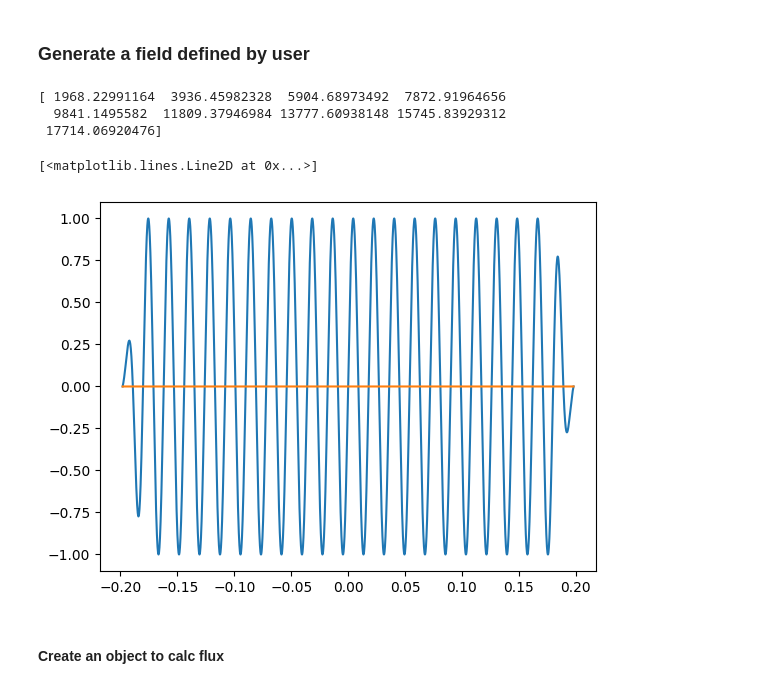
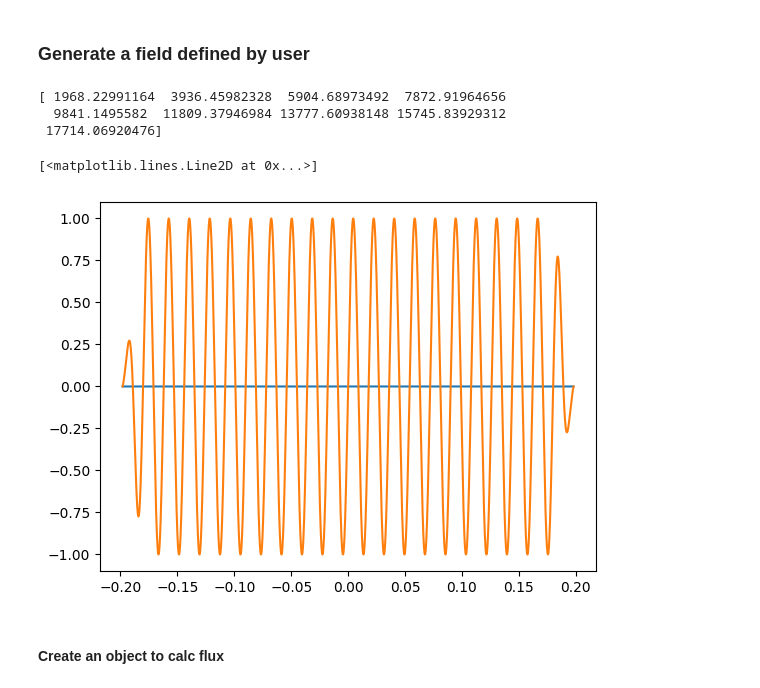
Before and after one commit to lnls-ids/spectrainterface, a Jupyter notebook: spectrainterface/tutorial_spectra_interface.ipynb, the cells around one changed output. Saved outputs shown, nothing was run; the diff lists cells and outputs as text; code cells hidden in the pictures.

```diff
--- a/spectrainterface/tutorial_spectra_interface.ipynb
+++ b/spectrainterface/tutorial_spectra_interface.ipynb
@@ -8,33 +9,33 @@ import matplotlib.pyplot as plt
 # %%
 gamma = 3e3/0.511
 
 sf = SourceFunctions()
 period = 18
 bx_peak = 0
 by_peak = 1
 
 field = sf.create_field_profile(20, period, bx_peak, by_peak, 201)
 
 kx = sf.undulator_b_to_k(bx_peak, period)
 ky = sf.undulator_b_to_k(by_peak, period)
 k = np.sqrt(kx**2 + ky**2)
 theta = 0.0
 n = np.arange(1, 10, 1)
 energy = sf.get_harmonic_energy(n, gamma, theta, period, k)
 print(energy)
 
 rz = field[:, 0]
-bx = field[:, 1]
-by = field[:, 2]
+by = field[:, 1]
+bx = field[:, 2]
 
 plt.plot(rz, bx)
 plt.plot(rz, by)
 # %% [output]
 [ 1968.22991164  3936.45982328  5904.68973492  7872.91964656
   9841.1495582  11809.37946984 13777.60938148 15745.83929312
  17714.06920476]
 [<matplotlib.lines.Line2D at 0x...>]
-[figure, old version]
+[figure, new version]
 # %% [markdown]
 #### Create an object to calc flux
 # %%
```
Also changed, not shown: parts of 13 cells of this notebook, 16 other files.
